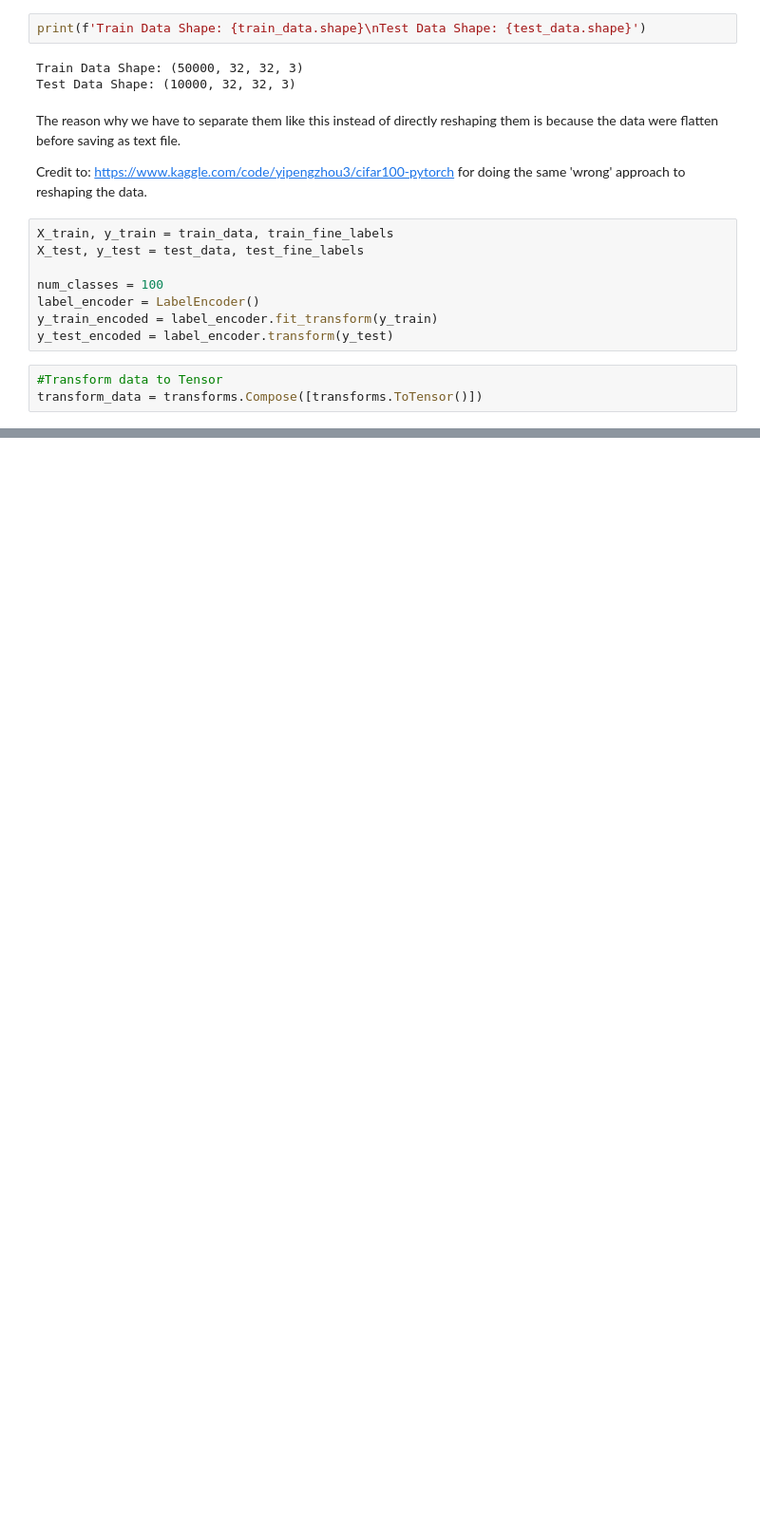
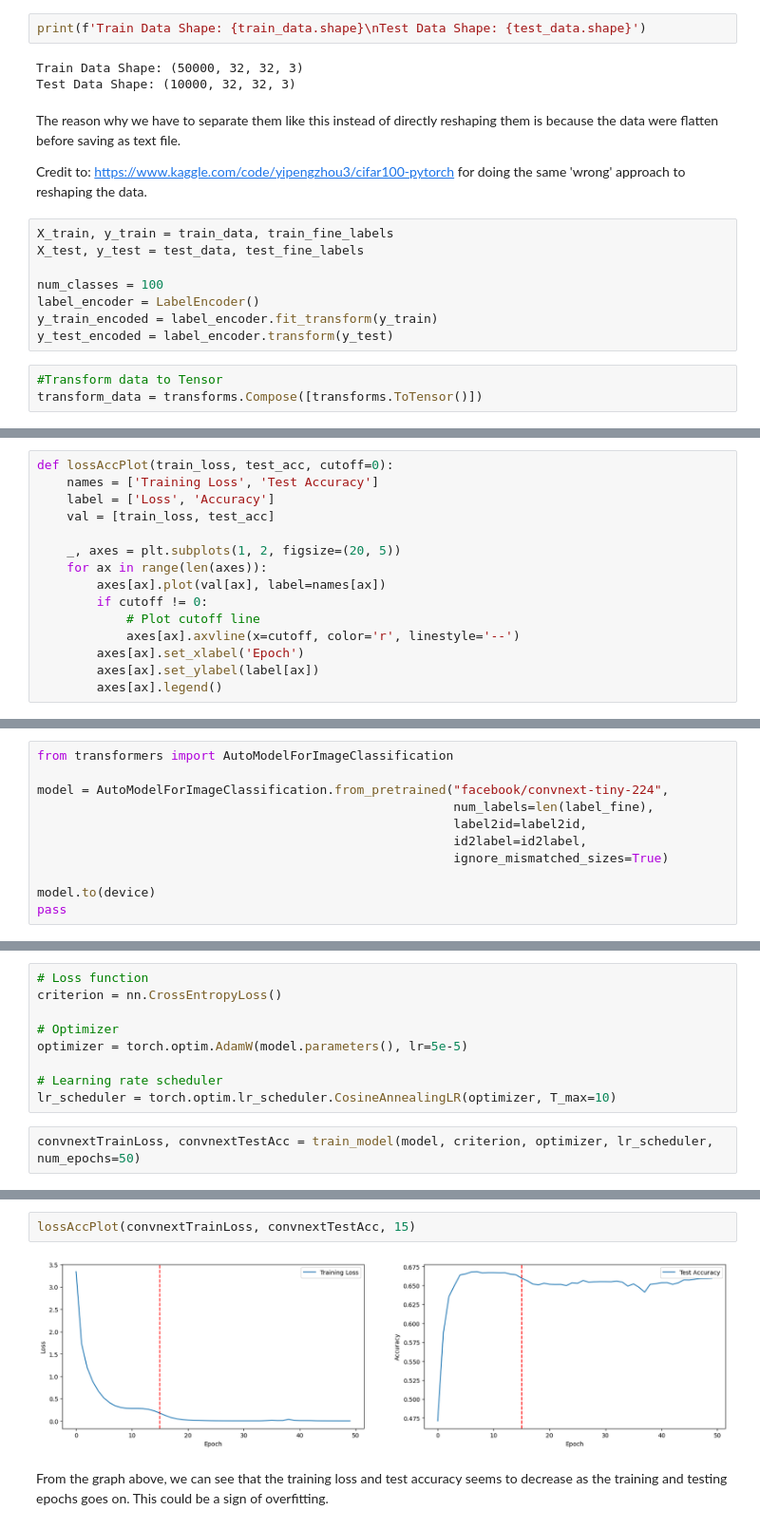
Before and after one commit to omzlette/JP-Intern-DL-IMG, a Jupyter notebook: ConvNeXt/code2-huggingface.ipynb, the cells around one changed output, grey strips where cells are left out. Shown at 95% size. Saved outputs shown, nothing was run; the diff lists cells and outputs as text; blank space fills up the shorter version.

Commit message:
ConvNeXt model 1 done (~66% acc)

```diff
--- a/ConvNeXt/code2-huggingface.ipynb
+++ b/ConvNeXt/code2-huggingface.ipynb
@@ -279,0 +353,15 @@ test_loader = DataLoader(test_dataset, batch_size=64, shuffle=False)
+# %%
+def lossAccPlot(train_loss, test_acc, cutoff=0):
+    names = ['Training Loss', 'Test Accuracy']
+    label = ['Loss', 'Accuracy']
+    val = [train_loss, test_acc]
+
+    _, axes = plt.subplots(1, 2, figsize=(20, 5))
+    for ax in range(len(axes)):
+        axes[ax].plot(val[ax], label=names[ax])
+        if cutoff != 0:
+            # Plot cutoff line
+            axes[ax].axvline(x=cutoff, color='r', linestyle='--')
+        axes[ax].set_xlabel('Epoch')
+        axes[ax].set_ylabel(label[ax])
+        axes[ax].legend()
@@ -279,0 +370,11 @@ test_loader = DataLoader(test_dataset, batch_size=64, shuffle=False)
+# %%
+from transformers import AutoModelForImageClassification
+
+model = AutoModelForImageClassification.from_pretrained("facebook/convnext-tiny-224",
+                                                        num_labels=len(label_fine),
+                                                        label2id=label2id,
+                                                        id2label=id2label,
+                                                        ignore_mismatched_sizes=True)
+
+model.to(device)
+pass
@@ -279,0 +387,11 @@ test_loader = DataLoader(test_dataset, batch_size=64, shuffle=False)
+# %%
+# Loss function
+criterion = nn.CrossEntropyLoss()
+
+# Optimizer
+optimizer = torch.optim.AdamW(model.parameters(), lr=5e-5)
+
+# Learning rate scheduler
+lr_scheduler = torch.optim.lr_scheduler.CosineAnnealingLR(optimizer, T_max=10)
+# %%
+convnextTrainLoss, convnextTestAcc = train_model(model, criterion, optimizer, lr_scheduler, num_epochs=50)
@@ -279,0 +412,6 @@ test_loader = DataLoader(test_dataset, batch_size=64, shuffle=False)
+# %%
+lossAccPlot(convnextTrainLoss, convnextTestAcc, 15)
+# %% [output]
+[figure, added]
+# %% [markdown]
+From the graph above, we can see that the training loss and test accuracy seems to decrease as the training and testing epochs goes on. This could be a sign of overfitting.
```
Also changed, not shown: parts of 10 cells of this notebook.
